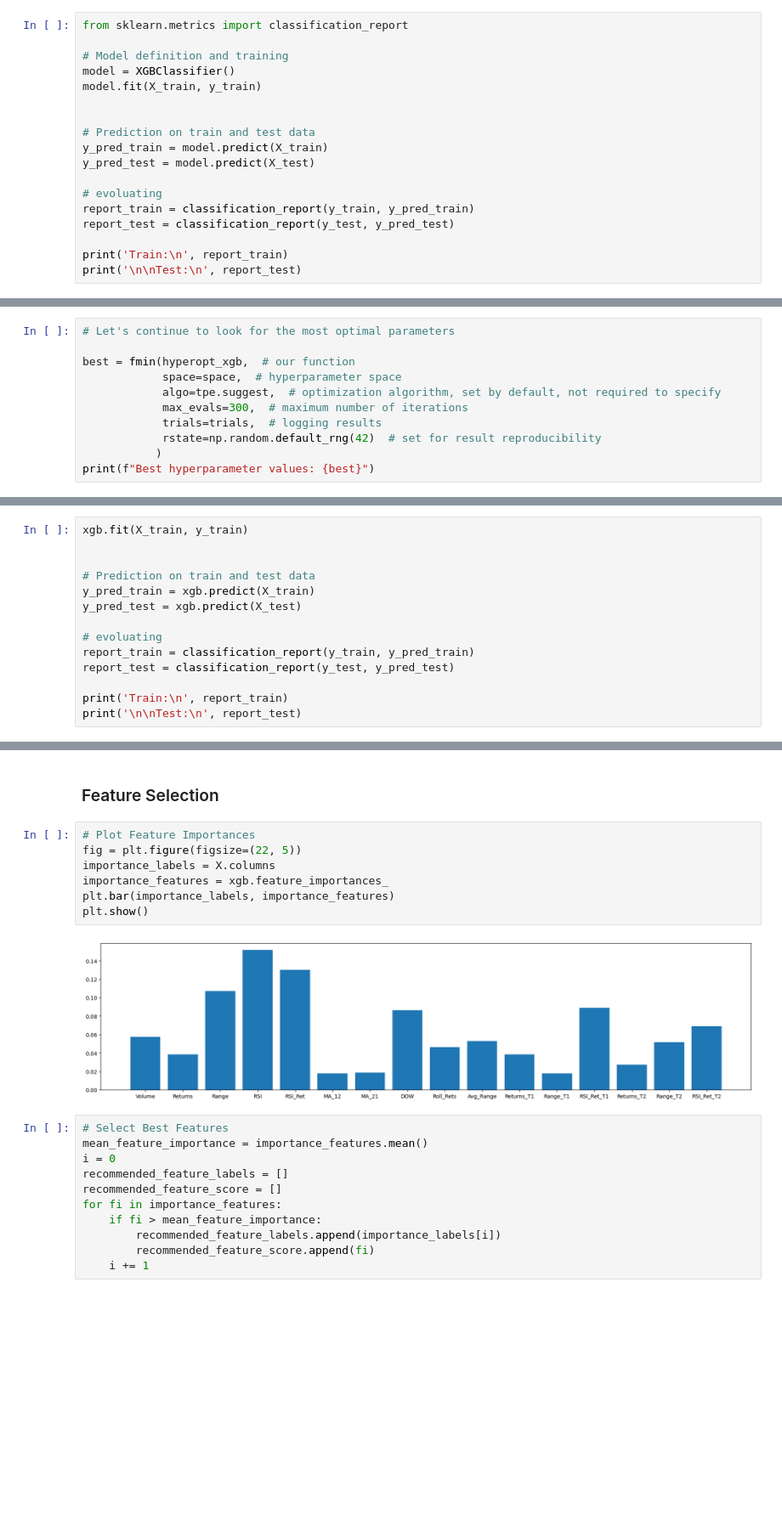
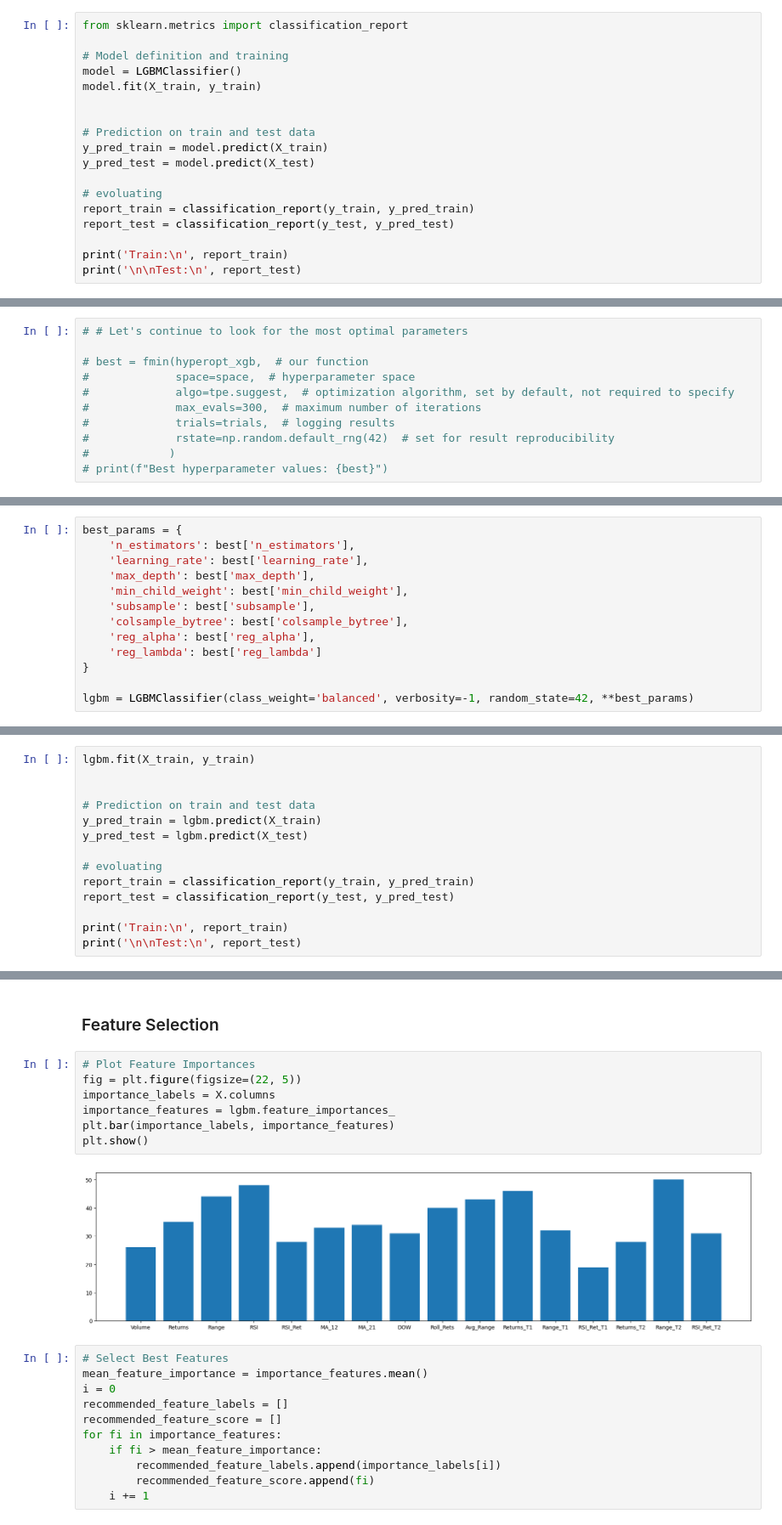
Before and after one commit to dkalenov/ML-Stock-Crypto-Trading, a Jupyter notebook: Bitcoin_Move_Prediction.ipynb, the cells around one changed output, grey strips where cells are left out. Shown: that part at 85% size. Drawn from its saved outputs; the diff is of its cells as text; blank space fills up the shorter version.

```diff
--- a/Bitcoin_Move_Prediction.ipynb
+++ b/Bitcoin_Move_Prediction.ipynb
@@ -550,7 +551,7 @@ weighted avg       0.60      0.63      0.52       523
 from sklearn.metrics import classification_report
 
 # Model definition and training
-model = XGBClassifier()
+model = LGBMClassifier()
 model.fit(X_train, y_train)
 
 
@@ -663,11 +710,11 @@ Best hyperparameter values: {'gamma': 0.19689456859671273, 'learning_rate': 0.30
 # %%
-# Let's continue to look for the most optimal parameters
+# # Let's continue to look for the most optimal parameters
 
-best = fmin(hyperopt_xgb,  # our function
-            space=space,  # hyperparameter space
-            algo=tpe.suggest,  # optimization algorithm, set by default, not required to specify
-            max_evals=300,  # maximum number of iterations
-            trials=trials,  # logging results
-            rstate=np.random.default_rng(42)  # set for result reproducibility
-           )
-print(f"Best hyperparameter values: {best}")
+# best = fmin(hyperopt_xgb,  # our function
+#             space=space,  # hyperparameter space
+#             algo=tpe.suggest,  # optimization algorithm, set by default, not required to specify
+#             max_evals=300,  # maximum number of iterations
+#             trials=trials,  # logging results
+#             rstate=np.random.default_rng(42)  # set for result reproducibility
+#            )
+# print(f"Best hyperparameter values: {best}")
@@ -706,3 +751,16 @@ xgb = XGBClassifier(**best_params)
+# %%
+best_params = {
+    'n_estimators': best['n_estimators'],
+    'learning_rate': best['learning_rate'],
+    'max_depth': best['max_depth'],
+    'min_child_weight': best['min_child_weight'],
+    'subsample': best['subsample'],
+    'colsample_bytree': best['colsample_bytree'],
+    'reg_alpha': best['reg_alpha'],
+    'reg_lambda': best['reg_lambda']
+}
+
+lgbm = LGBMClassifier(class_weight='balanced', verbosity=-1, random_state=42, **best_params)
 # %%
 from sklearn import model_selection
 
@@ -749,10 +807,10 @@ plt.show()
 # %%
-xgb.fit(X_train, y_train)
+lgbm.fit(X_train, y_train)
 
 
 # Prediction on train and test data
-y_pred_train = xgb.predict(X_train)
-y_pred_test = xgb.predict(X_test)
+y_pred_train = lgbm.predict(X_train)
+y_pred_test = lgbm.predict(X_test)
 
 # evoluating
 report_train = classification_report(y_train, y_pred_train)
@@ -792,12 +850,12 @@ plt.show()
 # %%
 # Plot Feature Importances
 fig = plt.figure(figsize=(22, 5))
 importance_labels = X.columns
-importance_features = xgb.feature_importances_
+importance_features = lgbm.feature_importances_
 plt.bar(importance_labels, importance_features)
 plt.show()
 # %% [output]
-[figure, old version]
+[figure, new version]
 # %%
 # Select Best Features
 mean_feature_importance = importance_features.mean()
```
Also changed, not shown: parts of 26 cells of this notebook.
